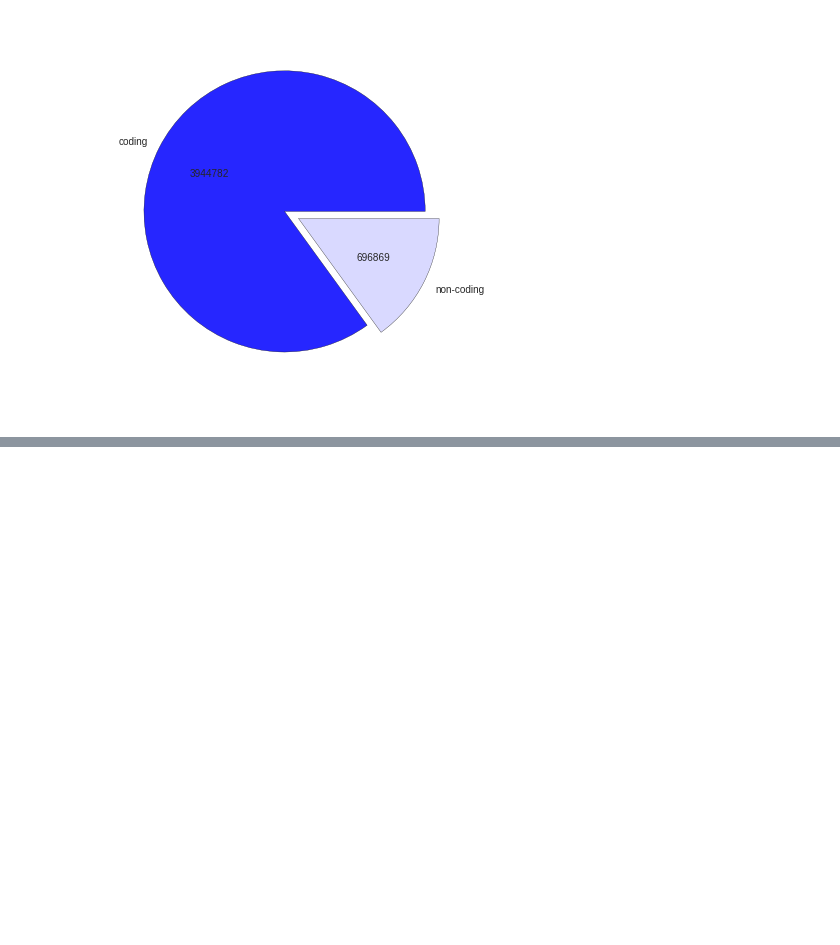
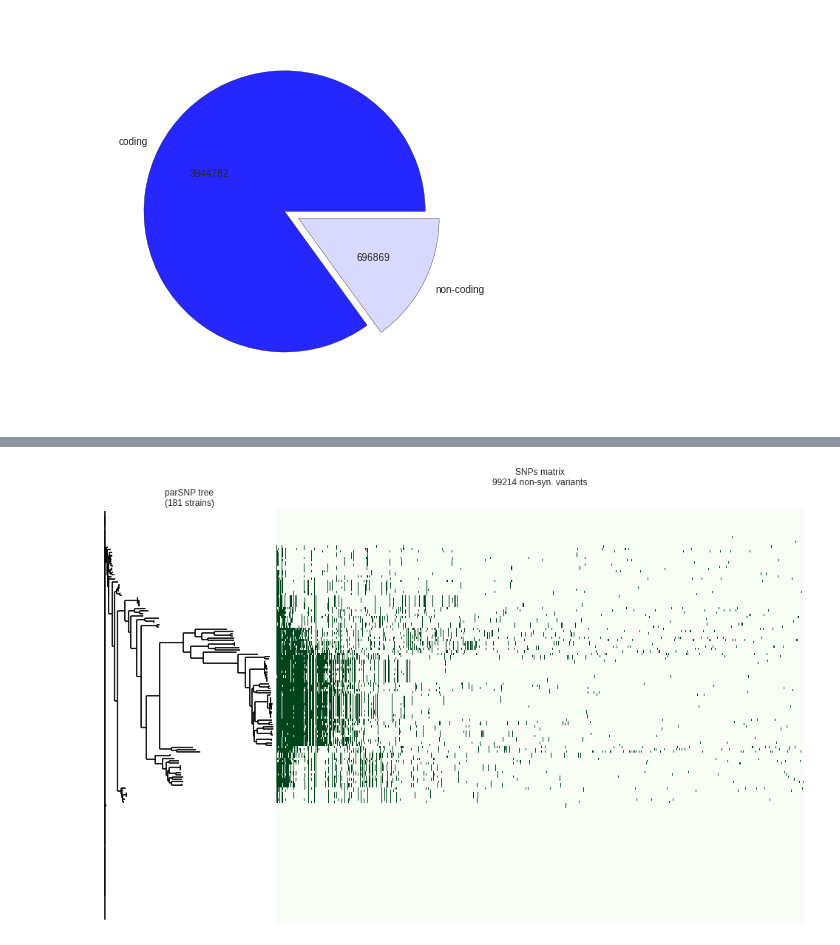
Before and after one commit to mgalardini/pangenome_variation, a Jupyter notebook: notebooks/SNPs_matrix.ipynb, the cells around one changed output, grey strips where cells are left out. Saved outputs shown, nothing was run; the diff lists cells and outputs as text; code cells hidden in the pictures; blank space fills up the shorter version.

```diff
--- a/notebooks/SNPs_matrix.ipynb
+++ b/notebooks/SNPs_matrix.ipynb
@@ -275,0 +318,43 @@ for f in [x for x in os.listdir('../pout/') if x.endswith('.nonsyn.vcf')]:
+# %%
+# Missing values mean that SNP is not there
+snps_nonsyn.replace(np.nan, 0, regex=True, inplace=True)
+# %%
+# Sort table by sum of SNPs presence
+# More frequent SNPs will be on the right
+idx = snps_nonsyn.T.sum(axis=1).order(ascending=False).index
+snps_nonsyn_sorted = snps_nonsyn.T.ix[idx]
+# %%
+# Sort against the tree
+snps_nonsyn_sorted = snps_nonsyn_sorted[[x.name for x in t.get_terminals()]]
+# %%
+with sns.axes_style('whitegrid'):
+    fig = plt.figure(figsize=(17, 10))
+
+    ax1=plt.subplot2grid((1,40), (0, 10), colspan=30)
+    a=ax1.matshow(snps_nonsyn_sorted.T, cmap=plt.cm.Greens,
+               vmin=0, vmax=1,
+               aspect='auto',
+               #interpolation='none',
+                )
+    ax1.set_yticks([])
+    ax1.set_xticks([])
+    ax1.axis('off')
+
+    ax = fig.add_subplot(1,2,1)
+    ax=plt.subplot2grid((1,40), (0, 0), colspan=10, axisbg='white')
+
+    fig.subplots_adjust(wspace=0, hspace=0)
+
+    ax1.set_title('SNPs matrix\n%d non-syn. variants'%snps_nonsyn.shape[1])
+
+    Phylo.draw(t, axes=ax,
+               show_confidence=False,
+               label_func=lambda x: None,
+               xticks=([],), yticks=([],),
+               ylabel=('',), xlabel=('',),
+               xlim=(-0.01,mdist+0.01),
+               axis=('off',),
+               title=('parSNP tree\n(%d strains)'%snps_nonsyn.shape[0],),
+              )
+# %% [output]
+[figure, added]
```
Also changed, not shown: parts of 33 cells of this notebook.
